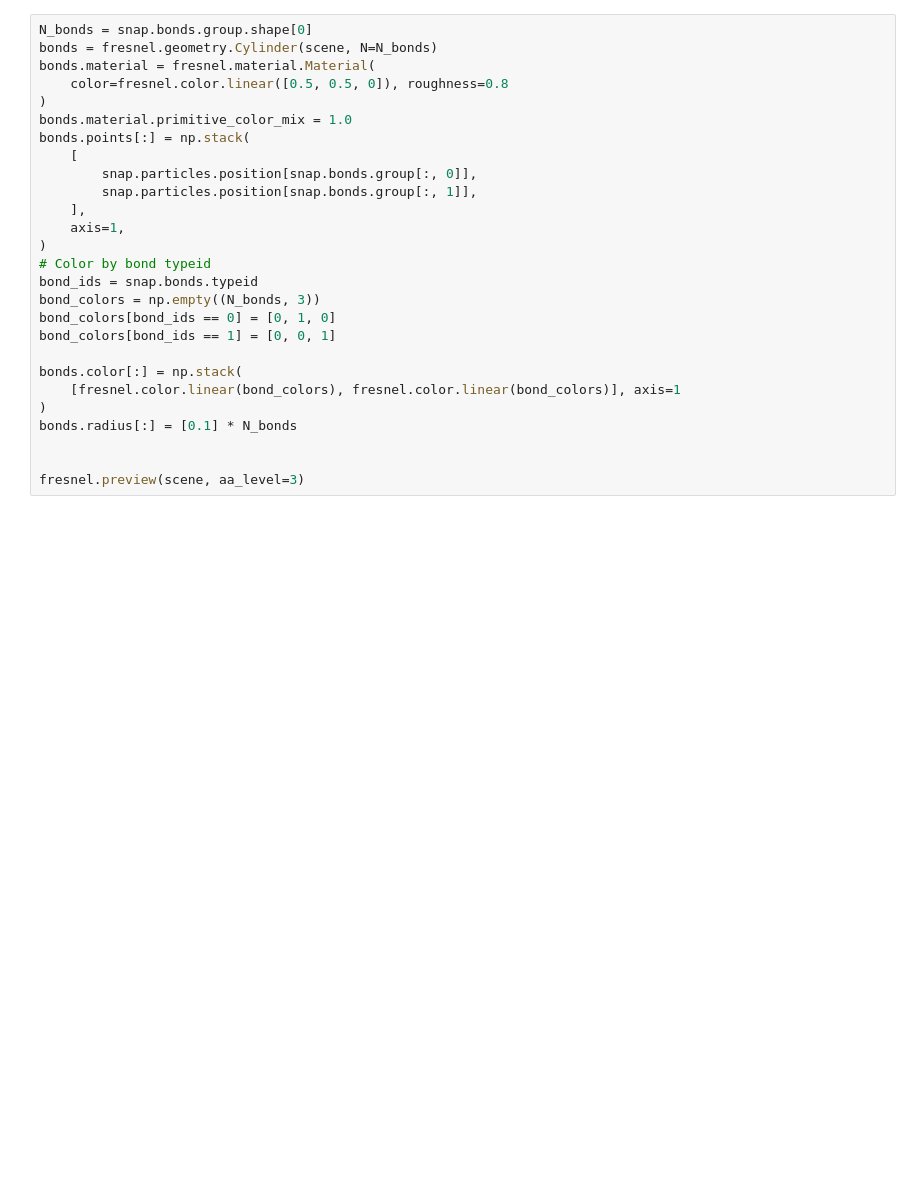
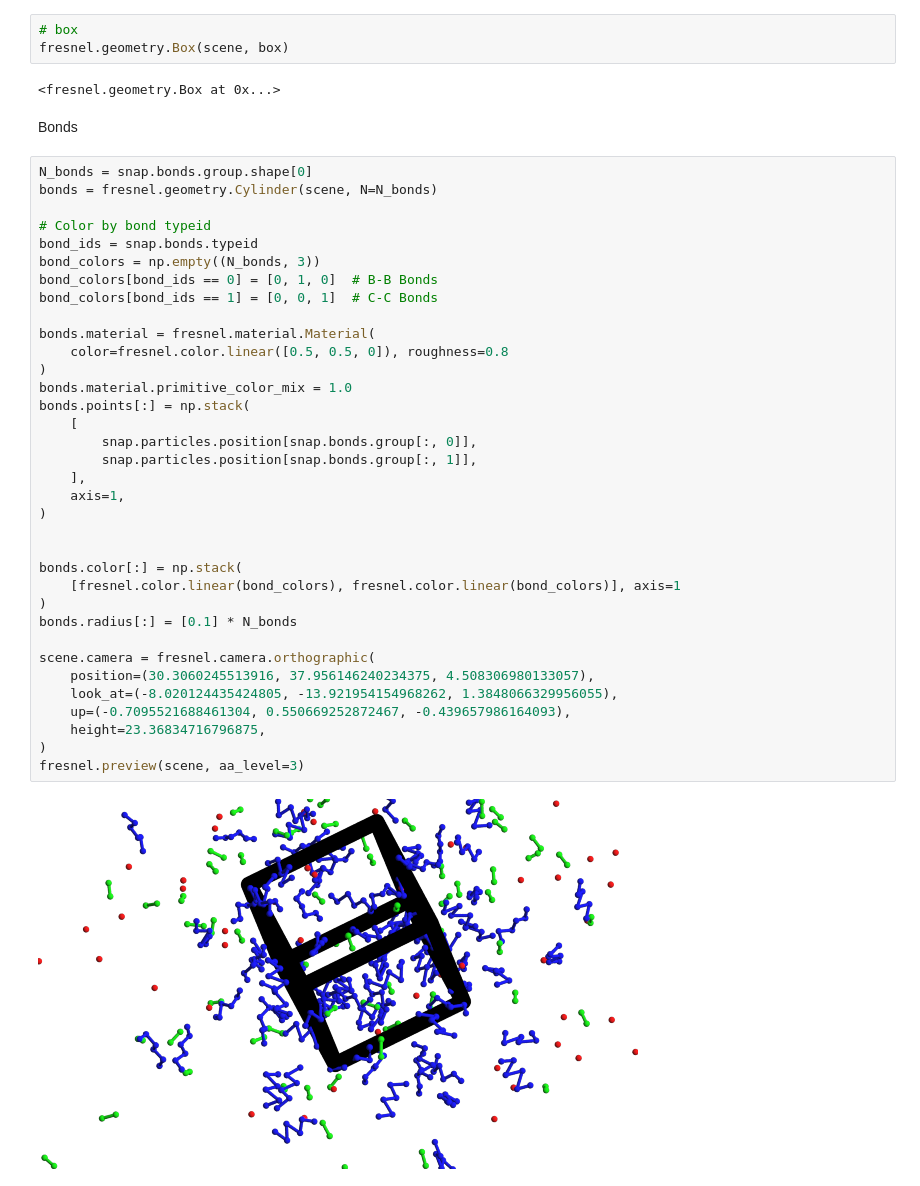
Before and after one commit to glotzerlab/fresnel-examples, a Jupyter notebook: 02-Advanced-topics/05-GSD-visualization.ipynb, the cells around one changed output. Saved outputs shown, nothing was run; the diff lists cells and outputs as text; blank space fills up the shorter version.

```diff
--- a/02-Advanced-topics/05-GSD-visualization.ipynb
+++ b/02-Advanced-topics/05-GSD-visualization.ipynb
@@ -36,27 +52,44 @@ fresnel.geometry.Box(scene, box.to_tuple())
+# %%
+# box
+fresnel.geometry.Box(scene, box)
+# %% [output]
+<fresnel.geometry.Box at 0x...>
+# %% [markdown]
+Bonds
 # %%
 N_bonds = snap.bonds.group.shape[0]
 bonds = fresnel.geometry.Cylinder(scene, N=N_bonds)
+
+# Color by bond typeid
+bond_ids = snap.bonds.typeid
+bond_colors = np.empty((N_bonds, 3))
+bond_colors[bond_ids == 0] = [0, 1, 0]  # B-B Bonds
+bond_colors[bond_ids == 1] = [0, 0, 1]  # C-C Bonds
+
 bonds.material = fresnel.material.Material(
     color=fresnel.color.linear([0.5, 0.5, 0]), roughness=0.8
 )
 bonds.material.primitive_color_mix = 1.0
 bonds.points[:] = np.stack(
     [
         snap.particles.position[snap.bonds.group[:, 0]],
         snap.particles.position[snap.bonds.group[:, 1]],
     ],
     axis=1,
 )
-# Color by bond typeid
-bond_ids = snap.bonds.typeid
-bond_colors = np.empty((N_bonds, 3))
-bond_colors[bond_ids == 0] = [0, 1, 0]
-bond_colors[bond_ids == 1] = [0, 0, 1]
+
 
 bonds.color[:] = np.stack(
     [fresnel.color.linear(bond_colors), fresnel.color.linear(bond_colors)], axis=1
 )
 bonds.radius[:] = [0.1] * N_bonds
 
-
+scene.camera = fresnel.camera.orthographic(
+    position=(30.3060245513916, 37.956146240234375, 4.508306980133057),
+    look_at=(-8.020124435424805, -13.921954154968262, 1.3848066329956055),
+    up=(-0.7095521688461304, 0.550669252872467, -0.439657986164093),
+    height=23.36834716796875,
+)
 fresnel.preview(scene, aa_level=3)
+# %% [output]
+[figure, added]
```
Also changed, not shown: parts of 11 cells of this notebook.
